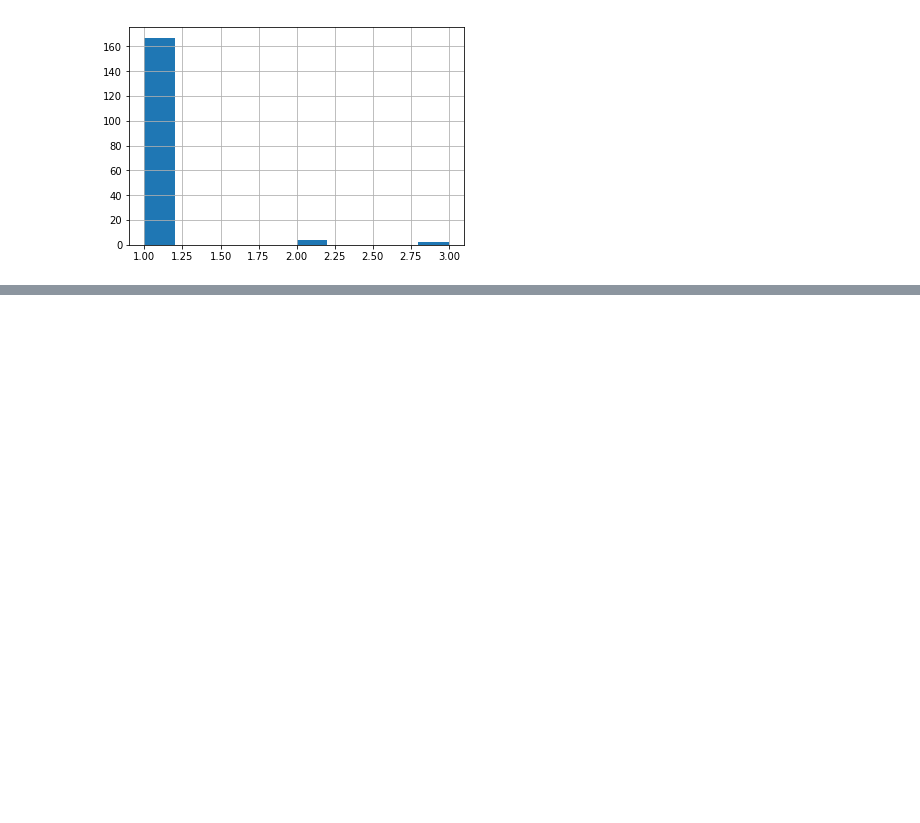
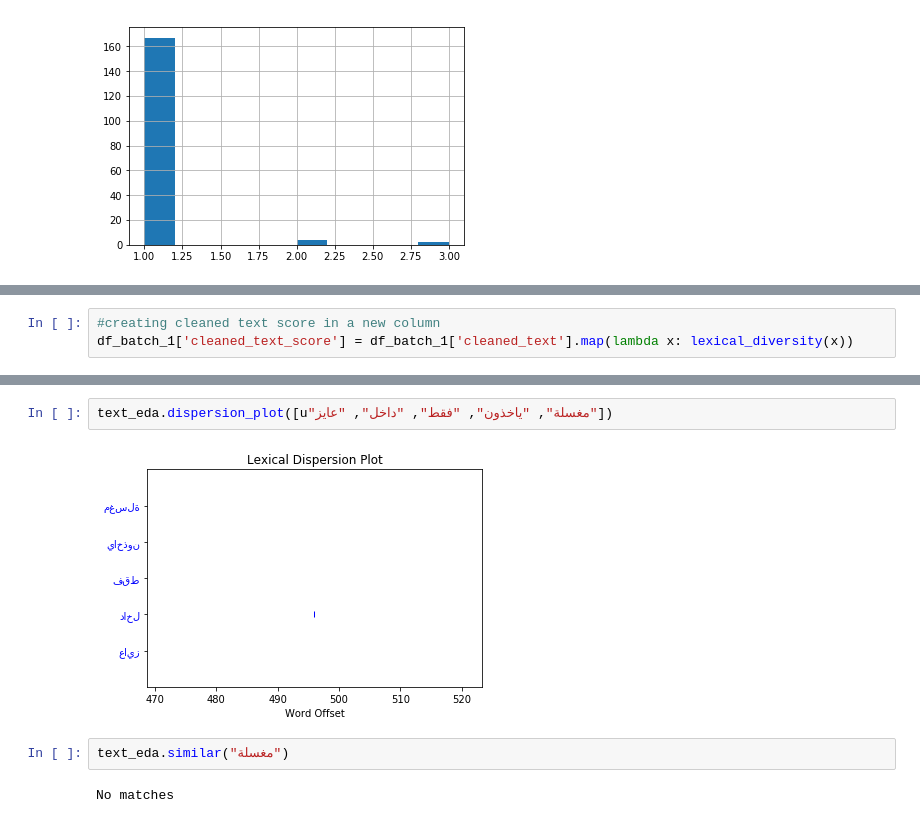
Before and after one commit to telsahy/capstone-34, a Jupyter notebook: 34.210.104.115/eda/EDA_notebook.ipynb, the cells around one changed output, grey strips where cells are left out. Saved outputs shown, nothing was run; the diff lists cells and outputs as text; blank space fills up the shorter version.

```diff
--- a/34.210.104.115/eda/EDA_notebook.ipynb
+++ b/34.210.104.115/eda/EDA_notebook.ipynb
@@ -57,0 +109,3 @@ df_batch_1.cleaned_geo.value_counts().hist()
+# %%
+#creating cleaned text score in a new column
+df_batch_1['cleaned_text_score'] = df_batch_1['cleaned_text'].map(lambda x: lexical_diversity(x))
@@ -57,0 +194,8 @@ df_batch_1.cleaned_geo.value_counts().hist()
+# %%
+text_eda.dispersion_plot([u"مغسلة", "ياخذون", "فقط", "داخل", "عايز"])
+# %% [output]
+[figure, added]
+# %%
+text_eda.similar("مغسلة")
+# %% [output]
+No matches
```
Also changed, not shown: parts of 45 cells of this notebook.
